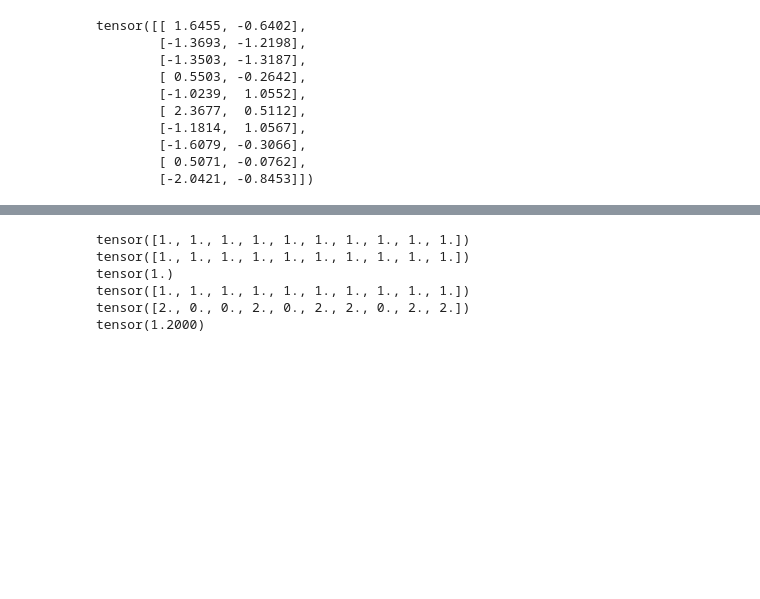
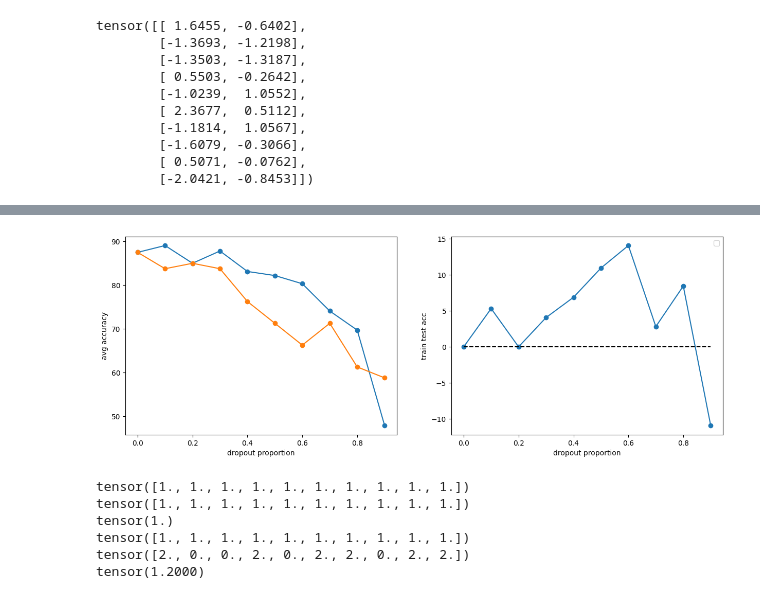
Before and after one commit to stalin99835/DUDL, a Jupyter notebook: reg_unit_Untitled2.ipynb, the cells around one changed output, grey strips where cells are left out. Cells and saved outputs as stored; diff of their text form; code cells hidden in the pictures; blank space fills up the shorter version.

```diff
--- a/reg_unit_Untitled2.ipynb
+++ b/reg_unit_Untitled2.ipynb
@@ -156,0 +166,33 @@ trainAcc,testAcc = trainTheModel(ANNQC,lossfun,optimiser)
+# %%
+dropoutrates = np.arange(10)/10
+#print(dropoutrates)
+results = np.zeros((len(dropoutrates),2))
+#print(results)
+
+for di in range(len(dropoutrates)):
+  ANNQC,lossfun,optimiser = createNewModel(dropoutrates[di])
+  trainAcc,testAcc = trainTheModel(ANNQC,lossfun,optimiser)
+  #print(di)
+
+  results[di,0] = trainAcc[-100]
+  results[di,1] = testAcc[-100]
+# %%
+fig,ax = plt.subplots(1,2,figsize=(15,5))
+ax[0].plot(dropoutrates,results,'o-')
+ax[0].set_xlabel('dropout proportion')
+ax[0].set_ylabel('avg accuracy')
+
+
+ax[1].plot(dropoutrates,-np.diff(results,axis=1),'o-')
+ax[1].plot([0,.9],[0,0],'k--')
+ax[1].set_xlabel('dropout proportion')
+ax[1].set_ylabel('train test acc')
+
+plt.legend()
+plt.show()
+
+#ax[0]plot(dropoutrates,results,'ro-')
+
+#plt.legend()
+#plt.show()
+# %% [output]
@@ -157,3 +200,4 @@ trainAcc,testAcc = trainTheModel(ANNQC,lossfun,optimiser)
+[figure, added]
 # %%
 prob = 0.5
 
```
Also changed, not shown: parts of 6 cells of this notebook.
